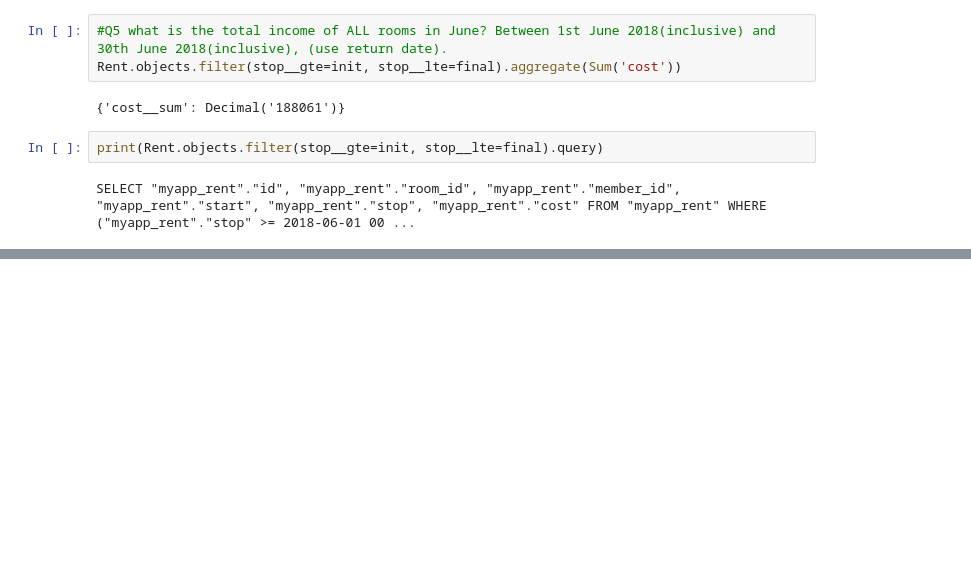
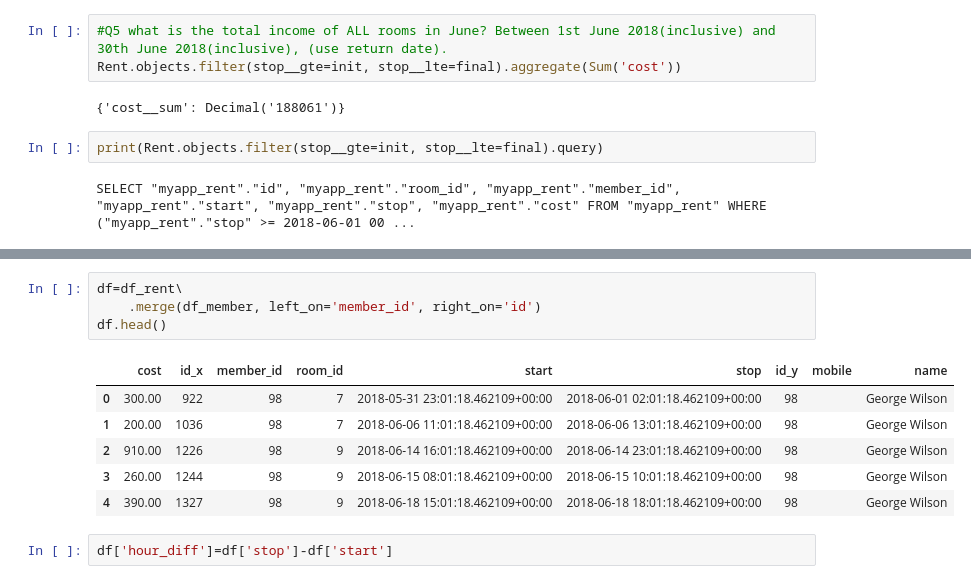
Before and after one commit to wasit7/cs459_django2018, a Jupyter notebook: exam/myproject/week07 2019 Exam Django.ipynb, the cells around one changed output, grey strips where cells are left out. Saved outputs shown, nothing was run; the diff lists cells and outputs as text; blank space fills up the shorter version.

```diff
--- a/exam/myproject/week07 2019 Exam Django.ipynb
+++ b/exam/myproject/week07 2019 Exam Django.ipynb
@@ -282,0 +387,13 @@ SELECT "myapp_rent"."id", "myapp_rent"."room_id", "myapp_rent"."member_id", "mya
+# %%
+df=df_rent\
+    .merge(df_member, left_on='member_id', right_on='id')
+df.head()
+# %% [output]
+|  | cost | id_x | member_id | room_id | start | stop | id_y | mobile | name |
+| 0 | 300.00 | 922 | 98 | 7 | 2018-05-31 23:01:18.462109+00:00 | 2018-06-01 02:01:18.462109+00:00 | 98 |  | George Wilson |
+| 1 | 200.00 | 1036 | 98 | 7 | 2018-06-06 11:01:18.462109+00:00 | 2018-06-06 13:01:18.462109+00:00 | 98 |  | George Wilson |
+| 2 | 910.00 | 1226 | 98 | 9 | 2018-06-14 16:01:18.462109+00:00 | 2018-06-14 23:01:18.462109+00:00 | 98 |  | George Wilson |
+| 3 | 260.00 | 1244 | 98 | 9 | 2018-06-15 08:01:18.462109+00:00 | 2018-06-15 10:01:18.462109+00:00 | 98 |  | George Wilson |
+| 4 | 390.00 | 1327 | 98 | 9 | 2018-06-18 15:01:18.462109+00:00 | 2018-06-18 18:01:18.462109+00:00 | 98 |  | George Wilson |
+# %%
+df['hour_diff']=df['stop']-df['start']
```
Also changed, not shown: parts of 16 cells of this notebook, 1 other file.
